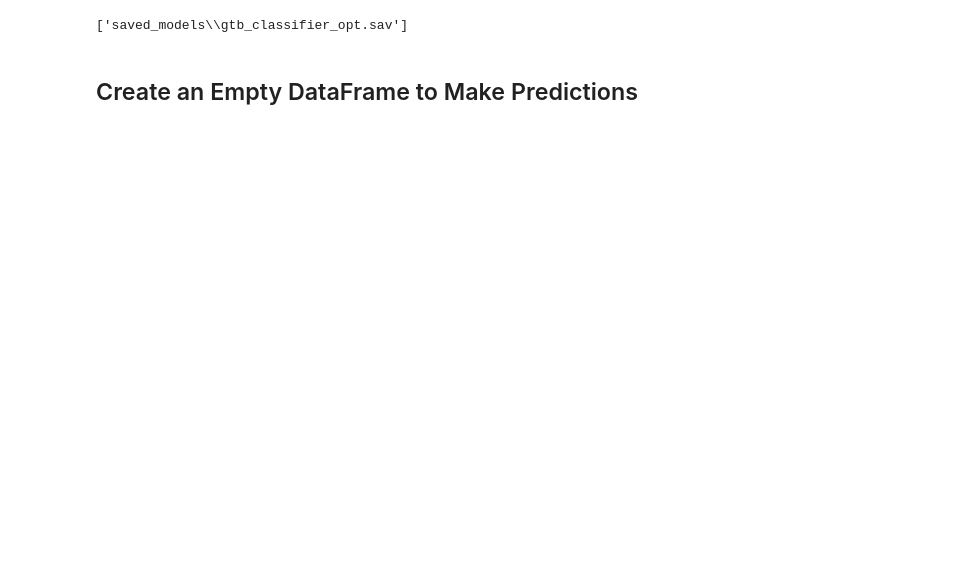
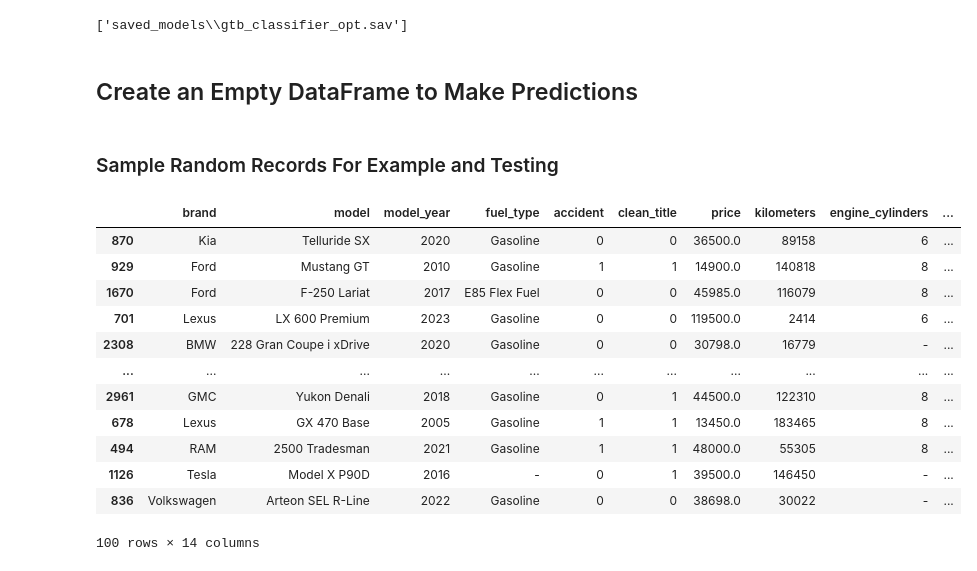
Before and after one commit to a-melino/Blockchain-Car-Marketplace, a Jupyter notebook: predictions/used_cars_price_prediction.ipynb, the cells around one changed output. Saved outputs shown, nothing was run; the diff lists cells and outputs as text; code cells hidden in the pictures; blank space fills up the shorter version.

Commit message:
Added Script to add 100 sample listings

```diff
--- a/predictions/used_cars_price_prediction.ipynb
+++ b/predictions/used_cars_price_prediction.ipynb
@@ -290,7 +290,7 @@ def clean_used_cars(used_cars_df):
 
 # Create a function to get the number of cylinders an engine has
 def get_engine_cylinders(engine):
-    engine_cylinders = "–"
+    engine_cylinders = "-"
 
     engine_string = [x.lower() for x in engine.split()]
     engine_configs = [
@@ -318,7 +318,7 @@ def get_engine_cylinders(engine):
         else:
             engine_cylinders = list(set(engine_string) & set(engine_configs))[0][1:]
     else:
-        engine_cylinders = "–"
+        engine_cylinders = "-"
 
     return engine_cylinders
 
@@ -337,7 +337,7 @@ def get_engine_hp(engine):
 
 # Create a function to determine the power output of an engine
 def get_engine_power_output(engine_hp):
-    engine_power_output = "–"
+    engine_power_output = "-"
 
     if engine_hp > 0 and engine_hp <= 150:
         engine_power_output = "low"
@@ -346,7 +346,7 @@ def get_engine_power_output(engine_hp):
     elif engine_hp > 300:
         engine_power_output = "high"
     else:
-        engine_power_output = "–"
+        engine_power_output = "-"
 
     return engine_power_output
 
@@ -396,7 +396,7 @@ def get_engine_displacement_size(engine):
 
 # Create a function to determine the displacement size category of the engine
 def get_engine_displacement(engine_displacement_size):
-    engine_displacement = "–"
+    engine_displacement = "-"
 
     if engine_displacement_size > 0 and engine_displacement_size < 3.0:
         engine_displacement = "small"
@@ -405,13 +405,13 @@ def get_engine_displacement(engine_displacement_size):
     elif engine_displacement_size >= 5.0:
         engine_displacement = "large"
     else:
-        engine_displacement = "–"
+        engine_displacement = "-"
 
     return engine_displacement
 
 # Create a function to get the number of gears in the transmission
 def get_transmission_gears(transmission):
-    transmission_gears = "–"
+    transmission_gears = "-"
 
     transmission_string = [x.lower() for x in transmission.replace("-", " ").split()]
 
@@ -422,23 +422,23 @@ def get_transmission_gears(transmission):
         elif transmission_string[i-1] == "single":
             transmission_gears = "1"
         else:
-            transmission_gears = "–"
+            transmission_gears = "-"
     elif "spd" in transmission_string:
         i = transmission_string.index("spd")
         if transmission_string[i-1].isnumeric():
             transmission_gears = transmission_string[i-1]
         else:
-            transmission_gears = "–"
+            transmission_gears = "-"
     elif transmission_string[0].isnumeric():
         transmission_gears = transmission_string[0]
     else:
-        transmission_gears = "–"
+        transmission_gears = "-"
 
     return transmission_gears
 
 # Create a function to determine the transmission type
 def get_transmission_type(transmission):
-    transmission_type = "–"
+    transmission_type = "-"
 
     transmission_string = [x.lower() for x in transmission.replace("-", " ").replace(",", "").replace("/", "").split()]
 
@@ -456,7 +456,7 @@ def get_transmission_type(transmission):
     elif "manual" in transmission_string or "mt" in transmission_string:
         transmission_type = "Manual"
     else:
-        transmission_type = "–"
+        transmission_type = "-"
 
     return transmission_type
 # %%
@@ -780,3 +780,5 @@ for col in predict_df.columns:
 
 # Save the prediction DataFrame as a Json
 predict_df.to_json(Path("./saved_models/predict.json"), orient='records')
+# %% [markdown]
+### Sample Random Records For Example and Testing
@@ -782,0 +848,19 @@ predict_df.to_json(Path("./saved_models/predict.json"), orient='records')
+# %%
+# Sample 100 records from the cleaned used_cars DataFrame
+sample_clean_used_cars_df = sample_clean_used_cars(used_cars_df).sample(100, random_state = 1)
+
+sample_clean_used_cars_df
+# %% [output]
+|  | brand | model | model_year | fuel_type | accident | clean_title | price | kilometers | engine_cylinders | ... |
+| 870 | Kia | Telluride SX | 2020 | Gasoline | 0 | 0 | 36500.0 | 89158 | 6 | ... |
+| 929 | Ford | Mustang GT | 2010 | Gasoline | 1 | 1 | 14900.0 | 140818 | 8 | ... |
+| 1670 | Ford | F-250 Lariat | 2017 | E85 Flex Fuel | 0 | 0 | 45985.0 | 116079 | 8 | ... |
+| 701 | Lexus | LX 600 Premium | 2023 | Gasoline | 0 | 0 | 119500.0 | 2414 | 6 | ... |
+| 2308 | BMW | 228 Gran Coupe i xDrive | 2020 | Gasoline | 0 | 0 | 30798.0 | 16779 | - | ... |
+| ... | ... | ... | ... | ... | ... | ... | ... | ... | ... | ... |
+| 2961 | GMC | Yukon Denali | 2018 | Gasoline | 0 | 1 | 44500.0 | 122310 | 8 | ... |
+| 678 | Lexus | GX 470 Base | 2005 | Gasoline | 1 | 1 | 13450.0 | 183465 | 8 | ... |
+| 494 | RAM | 2500 Tradesman | 2021 | Gasoline | 1 | 1 | 48000.0 | 55305 | 8 | ... |
+| 1126 | Tesla | Model X P90D | 2016 | - | 0 | 1 | 39500.0 | 146450 | - | ... |
+| 836 | Volkswagen | Arteon SEL R-Line | 2022 | Gasoline | 0 | 0 | 38698.0 | 30022 | - | ... |
+100 rows × 14 columns
```
Also changed, not shown: parts of 16 cells of this notebook, 8 other files.
